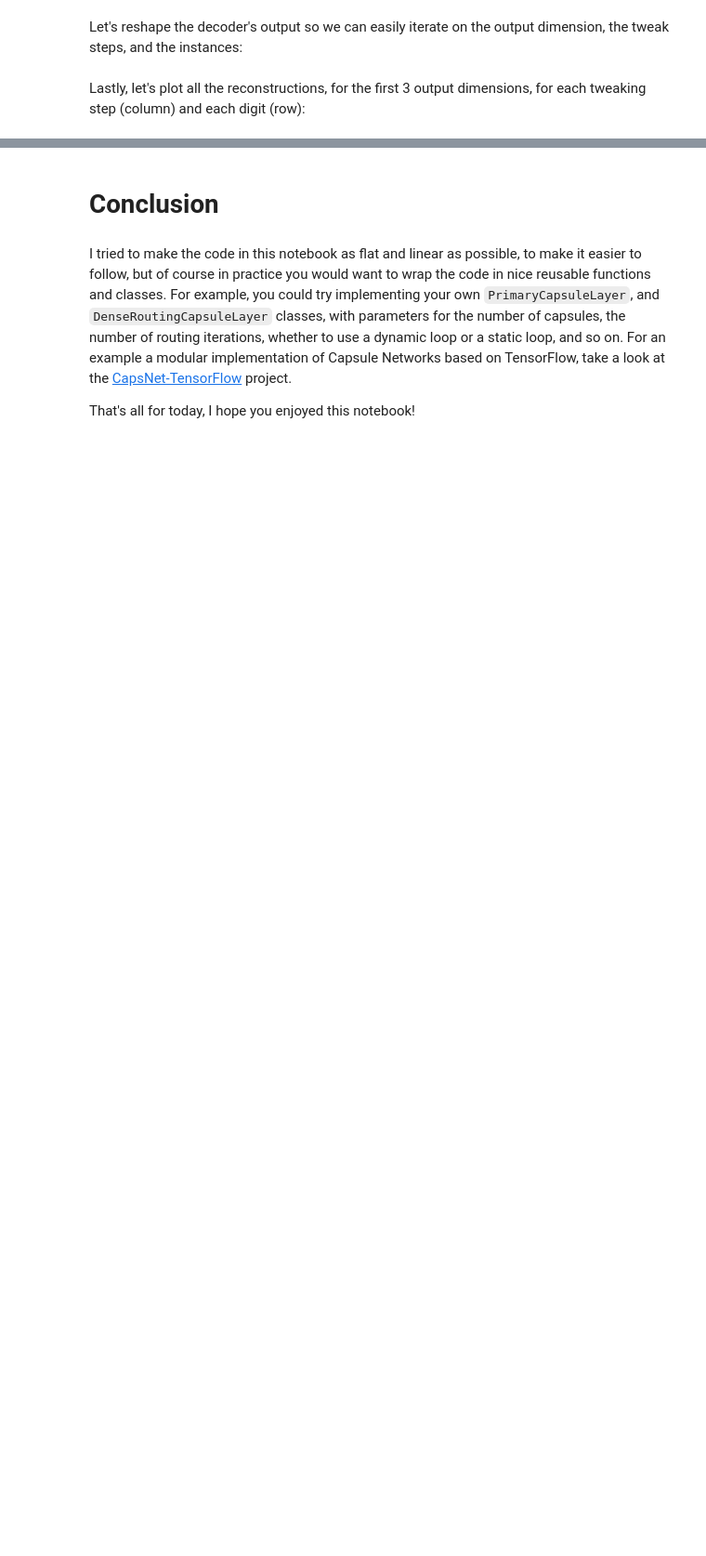
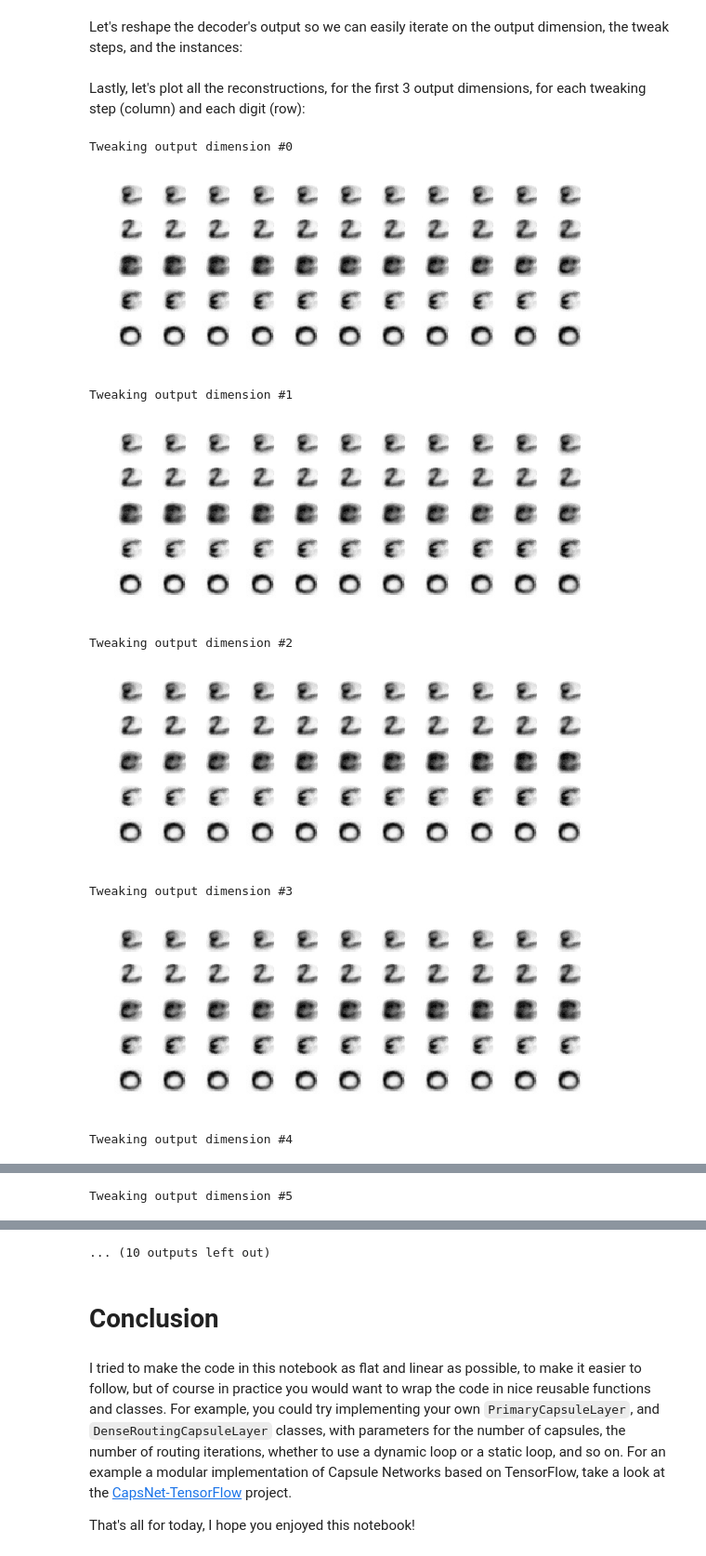
Before and after one commit to QuickLearner171998/CapsNet, a Jupyter notebook: CapsNets_Kannada_MNIST.ipynb, the cells around one changed output, grey strips where cells are left out. Shown: that part at 93% size. Drawn from its saved outputs; the diff is of its cells as text; code cells hidden in the pictures; blank space fills up the shorter version.

```diff
--- a/CapsNets_Kannada_MNIST.ipynb
+++ b/CapsNets_Kannada_MNIST.ipynb
@@ -888,12 +919,22 @@ tweak_reconstructions = decoder_output_value.reshape(
 # %% [markdown]
 Lastly, let's plot all the reconstructions, for the first 3 output dimensions, for each tweaking step (column) and each digit (row):
 # %%
-for dim in range(3):
+for dim in range(11):
     print("Tweaking output dimension #{}".format(dim))
     plt.figure(figsize=(n_steps / 1.2, n_samples / 1.5))
     for row in range(n_samples):
         for col in range(n_steps):
             plt.subplot(n_samples, n_steps, row * n_steps + col + 1)
             plt.imshow(tweak_reconstructions[dim, col, row], cmap="binary")
             plt.axis("off")
     plt.show()
+# %% [output]
+Tweaking output dimension #0
+[figure, added]
+Tweaking output dimension #1
+[figure, added]
+Tweaking output dimension #2
+[figure, added]
+Tweaking output dimension #3
+[figure, added]
+Tweaking output dimension #4
@@ -899,0 +942 @@ for dim in range(3):
+Tweaking output dimension #5
@@ -900,3 +944,4 @@ for dim in range(3):
+... (10 outputs left out)
 # %% [markdown]
 # Conclusion
 # %% [markdown]
```
Also changed, not shown: parts of 26 cells of this notebook.
